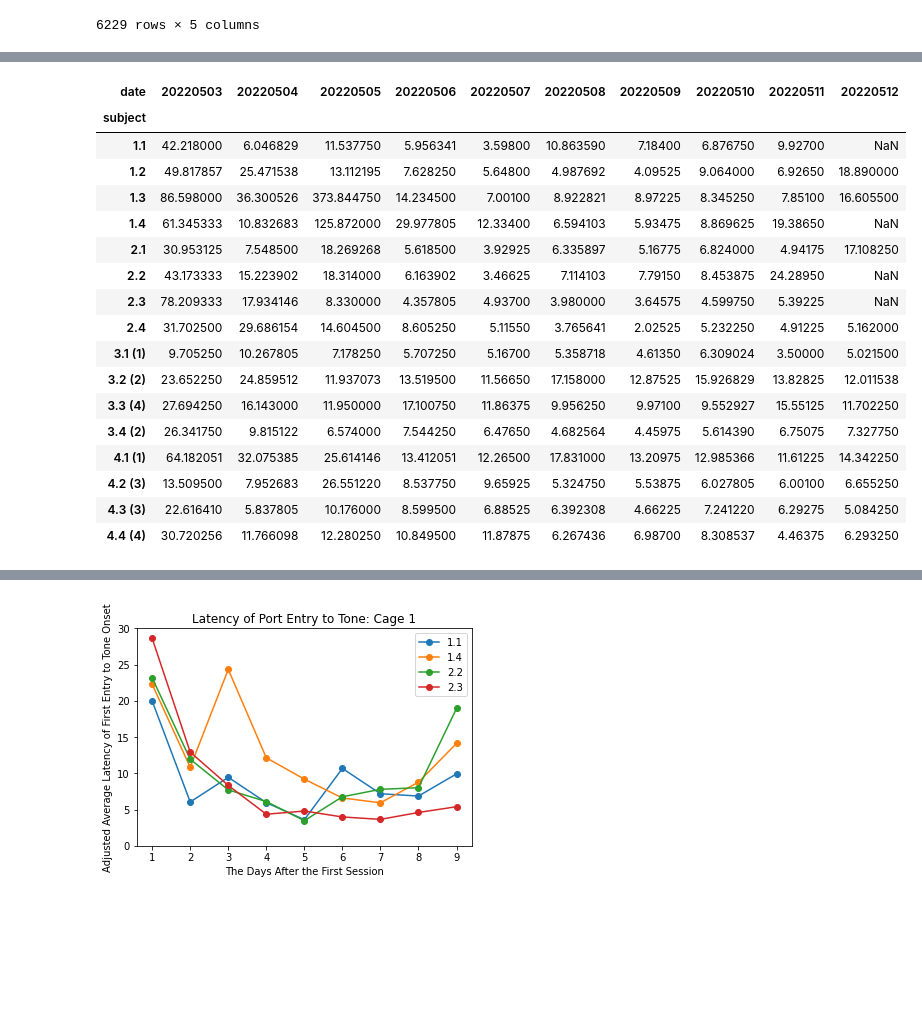
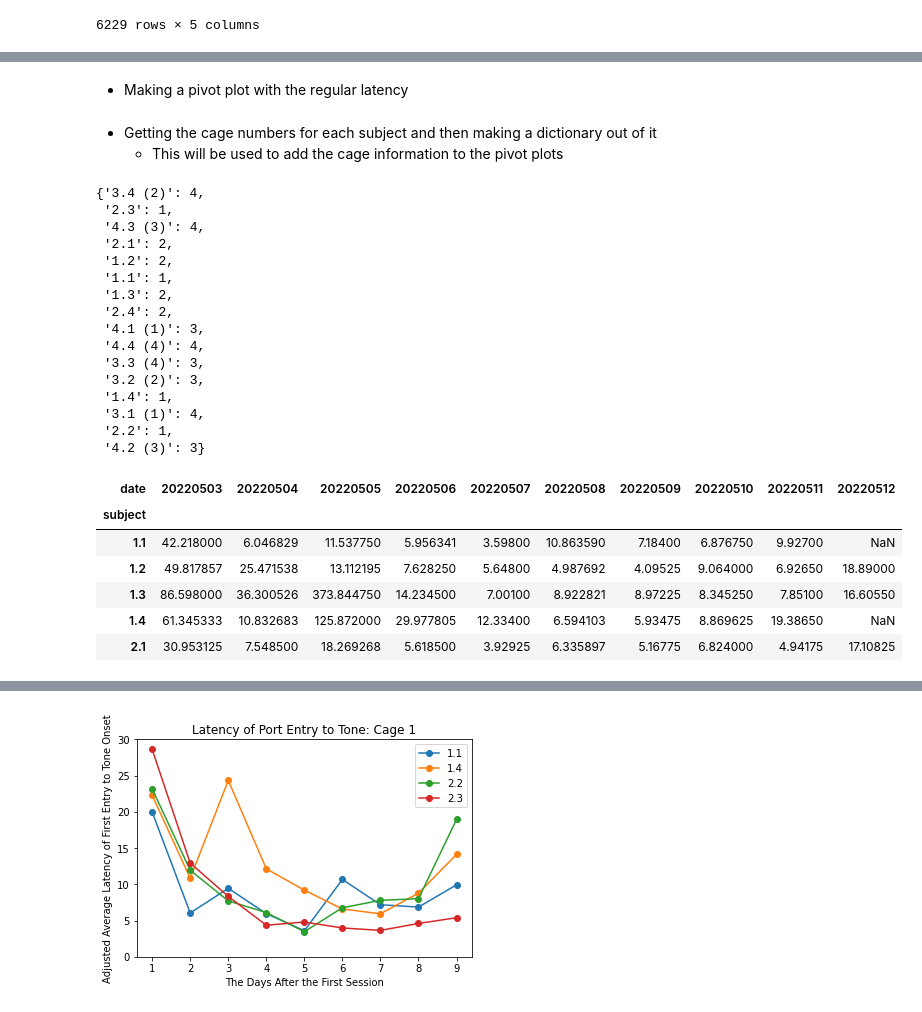
Before and after one commit to padillacoreanolab/med_pc_repo, a Jupyter notebook: results/2022_05_02_log_processing/02_calculating_latencies.ipynb, the cells around one changed output, grey strips where cells are left out. Drawn from its saved outputs; the diff is of its cells as text; code cells hidden in the pictures; blank space fills up the shorter version.

```diff
--- a/results/2022_05_02_log_processing/02_calculating_latencies.ipynb
+++ b/results/2022_05_02_log_processing/02_calculating_latencies.ipynb
@@ -228,27 +231,40 @@ concatted_first_porty_entry_dataframe.head()
+# %% [markdown]
+- Making a pivot plot with the regular latency
 # %%
 all_latency_pivot_plot = pd.pivot_table(concatted_first_porty_entry_dataframe, values='latency', index=['subject'],
 
                     columns=['date'], aggfunc=np.mean)
+# %% [markdown]
+- Getting the cage numbers for each subject and then making a dictionary out of it
+    - This will be used to add the cage information to the pivot plots
 # %%
 subject_to_cage = pd.Series(metadata_df["cage"].values,index=metadata_df["Subject"].values).to_dict()
+# %%
+subject_to_cage
+# %% [output]
+{'3.4 (2)': 4,
+ '2.3': 1,
+ '4.3 (3)': 4,
+ '2.1': 2,
+ '1.2': 2,
+ '1.1': 1,
+ '1.3': 2,
+ '2.4': 2,
+ '4.1 (1)': 3,
+ '4.4 (4)': 4,
+ '3.3 (4)': 3,
+ '3.2 (2)': 3,
+ '1.4': 1,
+ '3.1 (1)': 4,
+ '2.2': 1,
+ '4.2 (3)': 3}
 # %%
-all_latency_pivot_plot
+all_latency_pivot_plot.head()
 # %% [output]
 | date | 20220503 | 20220504 | 20220505 | 20220506 | 20220507 | 20220508 | 20220509 | 20220510 | 20220511 | 20220512 |
 | subject |  |  |  |  |  |  |  |  |  |  |
 | 1.1 | 42.218000 | 6.046829 | 11.537750 | 5.956341 | 3.59800 | 10.863590 | 7.18400 | 6.876750 | 9.92700 | NaN |
-| 1.2 | 49.817857 | 25.471538 | 13.112195 | 7.628250 | 5.64800 | 4.987692 | 4.09525 | 9.064000 | 6.92650 | 18.890000 |
-| 1.3 | 86.598000 | 36.300526 | 373.844750 | 14.234500 | 7.00100 | 8.922821 | 8.97225 | 8.345250 | 7.85100 | 16.605500 |
+| 1.2 | 49.817857 | 25.471538 | 13.112195 | 7.628250 | 5.64800 | 4.987692 | 4.09525 | 9.064000 | 6.92650 | 18.89000 |
+| 1.3 | 86.598000 | 36.300526 | 373.844750 | 14.234500 | 7.00100 | 8.922821 | 8.97225 | 8.345250 | 7.85100 | 16.60550 |
 | 1.4 | 61.345333 | 10.832683 | 125.872000 | 29.977805 | 12.33400 | 6.594103 | 5.93475 | 8.869625 | 19.38650 | NaN |
-| 2.1 | 30.953125 | 7.548500 | 18.269268 | 5.618500 | 3.92925 | 6.335897 | 5.16775 | 6.824000 | 4.94175 | 17.108250 |
-| 2.2 | 43.173333 | 15.223902 | 18.314000 | 6.163902 | 3.46625 | 7.114103 | 7.79150 | 8.453875 | 24.28950 | NaN |
-| 2.3 | 78.209333 | 17.934146 | 8.330000 | 4.357805 | 4.93700 | 3.980000 | 3.64575 | 4.599750 | 5.39225 | NaN |
-| 2.4 | 31.702500 | 29.686154 | 14.604500 | 8.605250 | 5.11550 | 3.765641 | 2.02525 | 5.232250 | 4.91225 | 5.162000 |
-| 3.1 (1) | 9.705250 | 10.267805 | 7.178250 | 5.707250 | 5.16700 | 5.358718 | 4.61350 | 6.309024 | 3.50000 | 5.021500 |
-| 3.2 (2) | 23.652250 | 24.859512 | 11.937073 | 13.519500 | 11.56650 | 17.158000 | 12.87525 | 15.926829 | 13.82825 | 12.011538 |
-| 3.3 (4) | 27.694250 | 16.143000 | 11.950000 | 17.100750 | 11.86375 | 9.956250 | 9.97100 | 9.552927 | 15.55125 | 11.702250 |
-| 3.4 (2) | 26.341750 | 9.815122 | 6.574000 | 7.544250 | 6.47650 | 4.682564 | 4.45975 | 5.614390 | 6.75075 | 7.327750 |
-| 4.1 (1) | 64.182051 | 32.075385 | 25.614146 | 13.412051 | 12.26500 | 17.831000 | 13.20975 | 12.985366 | 11.61225 | 14.342250 |
-| 4.2 (3) | 13.509500 | 7.952683 | 26.551220 | 8.537750 | 9.65925 | 5.324750 | 5.53875 | 6.027805 | 6.00100 | 6.655250 |
-| 4.3 (3) | 22.616410 | 5.837805 | 10.176000 | 8.599500 | 6.88525 | 6.392308 | 4.66225 | 7.241220 | 6.29275 | 5.084250 |
-| 4.4 (4) | 30.720256 | 11.766098 | 12.280250 | 10.849500 | 11.87875 | 6.267436 | 6.98700 | 8.308537 | 4.46375 | 6.293250 |
+| 2.1 | 30.953125 | 7.548500 | 18.269268 | 5.618500 | 3.92925 | 6.335897 | 5.16775 | 6.824000 | 4.94175 | 17.10825 |
```
Also changed, not shown: parts of 92 cells of this notebook.
